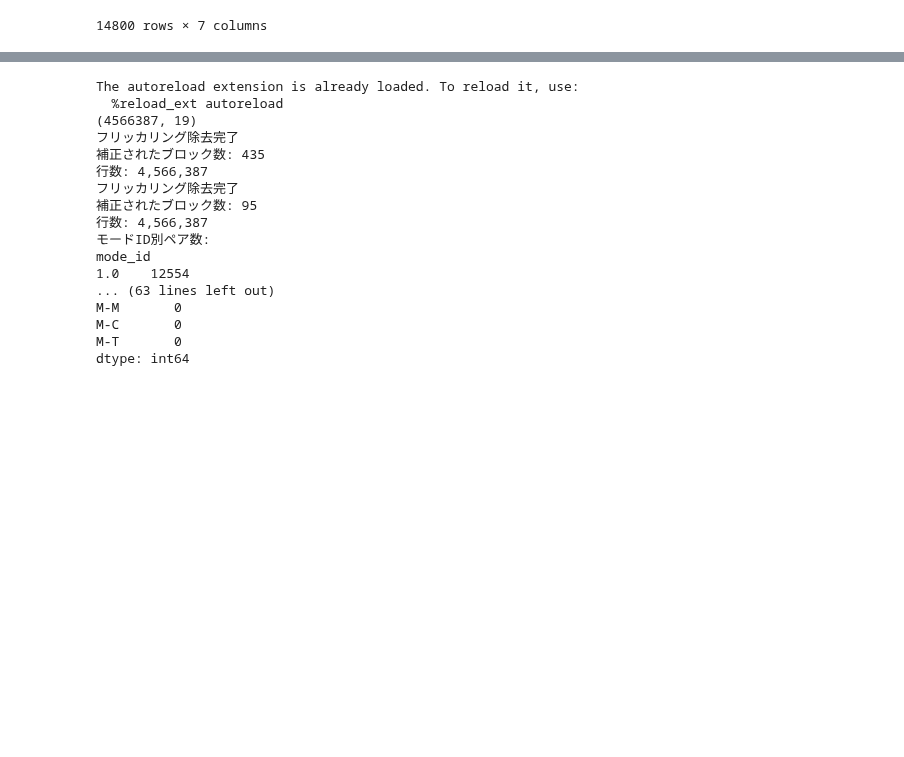
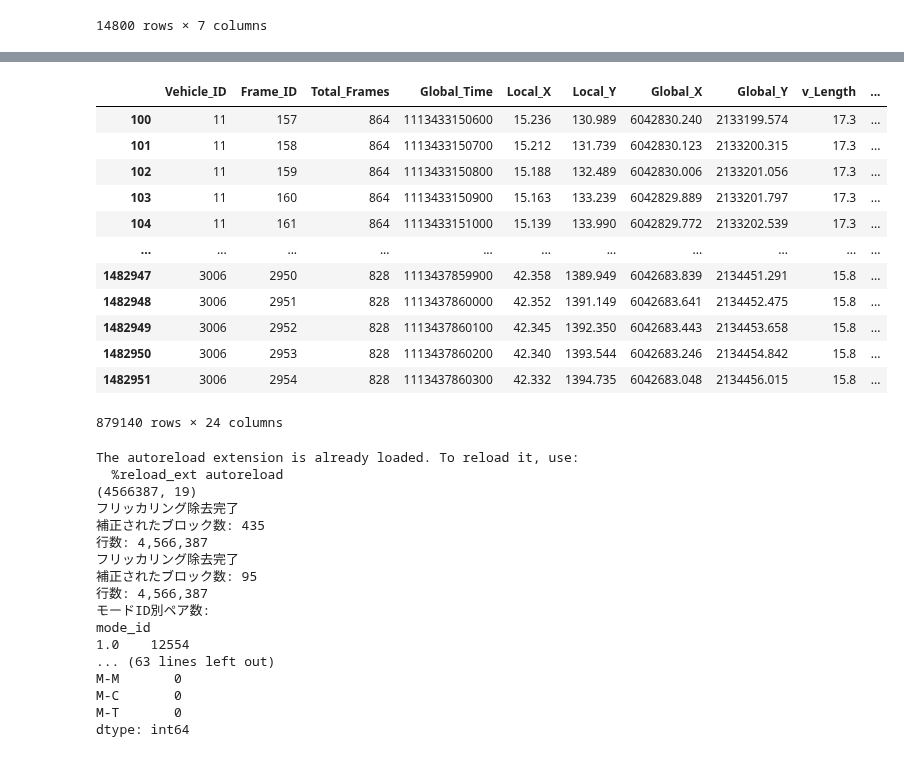
Before and after one commit to tenn0126/Game_Theory_Algorithm, a Jupyter notebook: notebooks/00_data_prep.ipynb, the cells around one changed output, grey strips where cells are left out. Drawn from its saved outputs; the diff is of its cells as text; code cells hidden in the pictures; blank space fills up the shorter version.

```diff
--- a/notebooks/00_data_prep.ipynb
+++ b/notebooks/00_data_prep.ipynb
@@ -1216,0 +1256,54 @@ duration_bucket
+# %%
+import pandas as pd
+from pathlib import Path
+import numpy as np
+import matplotlib.pyplot as plt
+import sys
+import os
+
+%load_ext autoreload
+%autoreload 2
+
+# 現在のフォルダの「1つ上の階層（../）」をシステムのパスに追加する
+sys.path.append(os.path.abspath(".."))
+
+#作成したモジュールをインポート
+from src.data_prep import *
+
+df = load_trajectory_data()
+df_clean_p = remove_flicker_noise(df, col='Preceding', threshold=10)
+df_clean = remove_flicker_noise(df_clean_p, col='Lane_ID', threshold=10)
+
+# ① ペアID付与
+df_with_pairs = give_pair_id(df_clean)
+
+# ② モードID付与
+df_with_mode = give_mode_id(df_with_pairs, df)
+
+# ③ 追従していない行を除外 追従している車両のみのデータが完成
+df_valid = filter_valid_pairs(df_with_mode)
+
+# ④ 車線フィルタ（Lanes 2, 3, 4のみ）
+df_lane = filter_lane(df_valid)
+
+# ⑤ モードフィルタ
+df_mode = filter_mode(df_lane)
+
+# ⑥ 追従時間フィルタ
+df_duration = filter_duration(df_mode)
+
+# ⑧ カットオフウィンドウ
+df_cutoff = apply_cutoff(df_duration)
+
+
+
+# ⑦ 加速度フィルタ
+df_final = filter_acceleration(df_cutoff).copy()
+
+
+# 最終結果の確認
+print(f"\n===最終結果===")
+print(f"行数: {len(df_final):,}")
+print(f"ペア数: {df_final['pair_id'].nunique():,}")
+assign_and_count_pair_type(df_final)
+# %% [output]
@@ -1217,3 +1327,16 @@ duration_bucket
+|  | Vehicle_ID | Frame_ID | Total_Frames | Global_Time | Local_X | Local_Y | Global_X | Global_Y | v_Length | ... |
+| 100 | 11 | 157 | 864 | 1113433150600 | 15.236 | 130.989 | 6042830.240 | 2133199.574 | 17.3 | ... |
+| 101 | 11 | 158 | 864 | 1113433150700 | 15.212 | 131.739 | 6042830.123 | 2133200.315 | 17.3 | ... |
+| 102 | 11 | 159 | 864 | 1113433150800 | 15.188 | 132.489 | 6042830.006 | 2133201.056 | 17.3 | ... |
+| 103 | 11 | 160 | 864 | 1113433150900 | 15.163 | 133.239 | 6042829.889 | 2133201.797 | 17.3 | ... |
+| 104 | 11 | 161 | 864 | 1113433151000 | 15.139 | 133.990 | 6042829.772 | 2133202.539 | 17.3 | ... |
+| ... | ... | ... | ... | ... | ... | ... | ... | ... | ... | ... |
+| 1482947 | 3006 | 2950 | 828 | 1113437859900 | 42.358 | 1389.949 | 6042683.839 | 2134451.291 | 15.8 | ... |
+| 1482948 | 3006 | 2951 | 828 | 1113437860000 | 42.352 | 1391.149 | 6042683.641 | 2134452.475 | 15.8 | ... |
+| 1482949 | 3006 | 2952 | 828 | 1113437860100 | 42.345 | 1392.350 | 6042683.443 | 2134453.658 | 15.8 | ... |
+| 1482950 | 3006 | 2953 | 828 | 1113437860200 | 42.340 | 1393.544 | 6042683.246 | 2134454.842 | 15.8 | ... |
+| 1482951 | 3006 | 2954 | 828 | 1113437860300 | 42.332 | 1394.735 | 6042683.048 | 2134456.015 | 15.8 | ... |
+879140 rows × 24 columns
 # %%
 import pandas as pd
 from pathlib import Path
```
Also changed, not shown: parts of 11 cells of this notebook, 2 other files.
